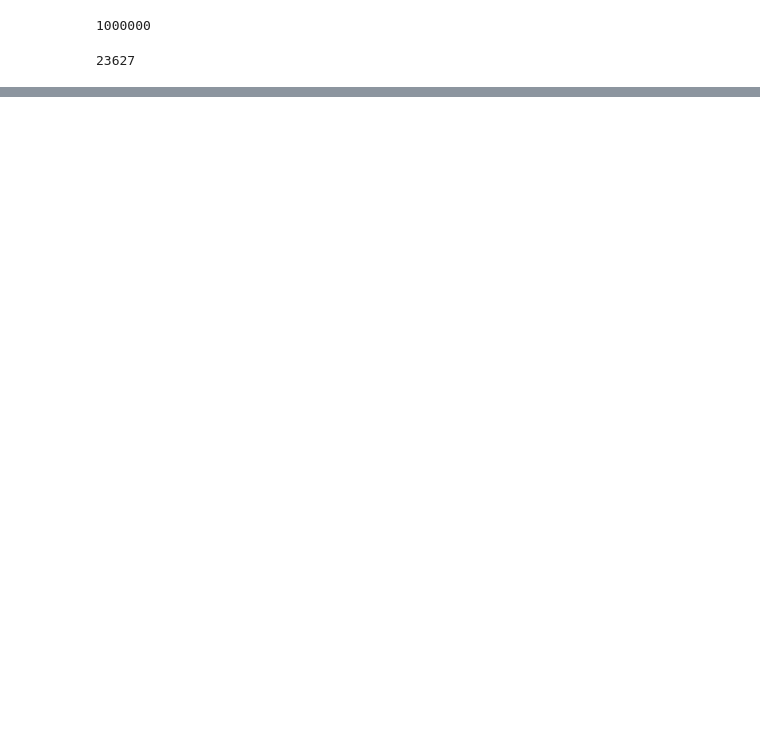
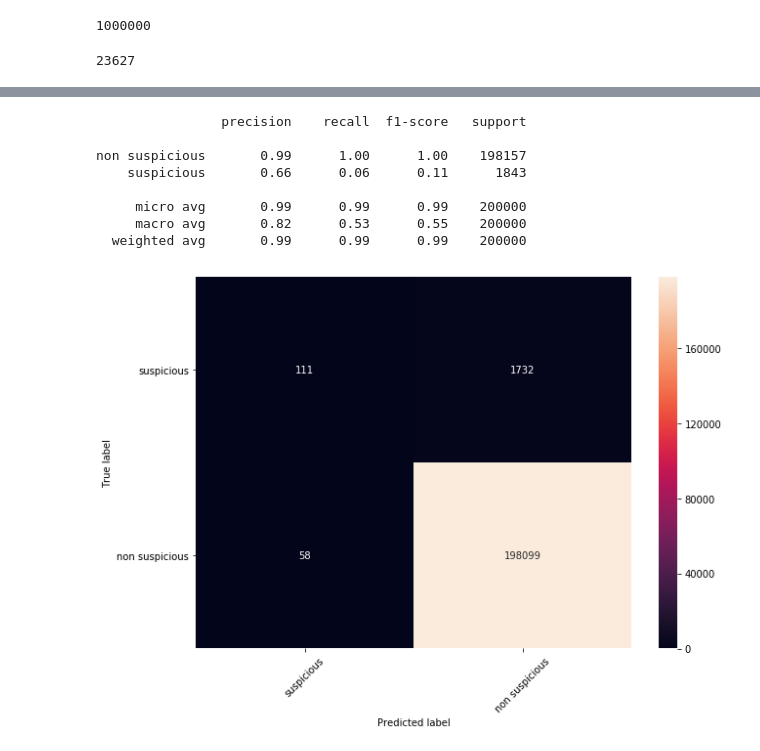
Before and after one commit to MarcBickel/Lauzhack_project, a Jupyter notebook: jupy_raf.ipynb, the cells around one changed output, grey strips where cells are left out. Drawn from its saved outputs; the diff is of its cells as text; code cells hidden in the pictures; blank space fills up the shorter version.

```diff
--- a/jupy_raf.ipynb
+++ b/jupy_raf.ipynb
@@ -292,0 +340,10 @@ ValueError: Invalid parameter learning_rate for estimator Pipeline(memory=None,
+# %%
+# Class count
+count_class_0, count_class_1 = train_over.suspicious.value_counts()
+
+# Divide by class
+df_class_0 = train_over[train_over['suspicious'] == 'non suspicious']
+df_class_1 = train_over[train_over['suspicious'] == 'suspicious']
+
+df_class_1_over = df_class_1.sample(10000, replace=True)
+df_test_over = pd.concat([df_class_0, df_class_1_over], axis=0)
@@ -292,0 +369,6 @@ ValueError: Invalid parameter learning_rate for estimator Pipeline(memory=None,
+# %%
+y_over = df_test_over.suspicious
+x_over = df_test_over.drop('suspicious',axis=1)
+# %%
+gb =  GradientBoostingClassifier()
+gb.fit(x_over,y_over)
@@ -292,0 +385,15 @@ ValueError: Invalid parameter learning_rate for estimator Pipeline(memory=None,
+# %%
+y_over_test = test_over.suspicious
+x_over_test = test_over.drop('suspicious',axis=1)
+# %%
+evaluate_classifier(gb, x_over_test,y_over_test)
+# %% [output]
+                precision    recall  f1-score   support
+
+non suspicious       0.99      1.00      1.00    198157
+    suspicious       0.66      0.06      0.11      1843
+
+     micro avg       0.99      0.99      0.99    200000
+     macro avg       0.82      0.53      0.55    200000
+  weighted avg       0.99      0.99      0.99    200000
+[figure, added]
```
Also changed, not shown: parts of 38 cells of this notebook.
